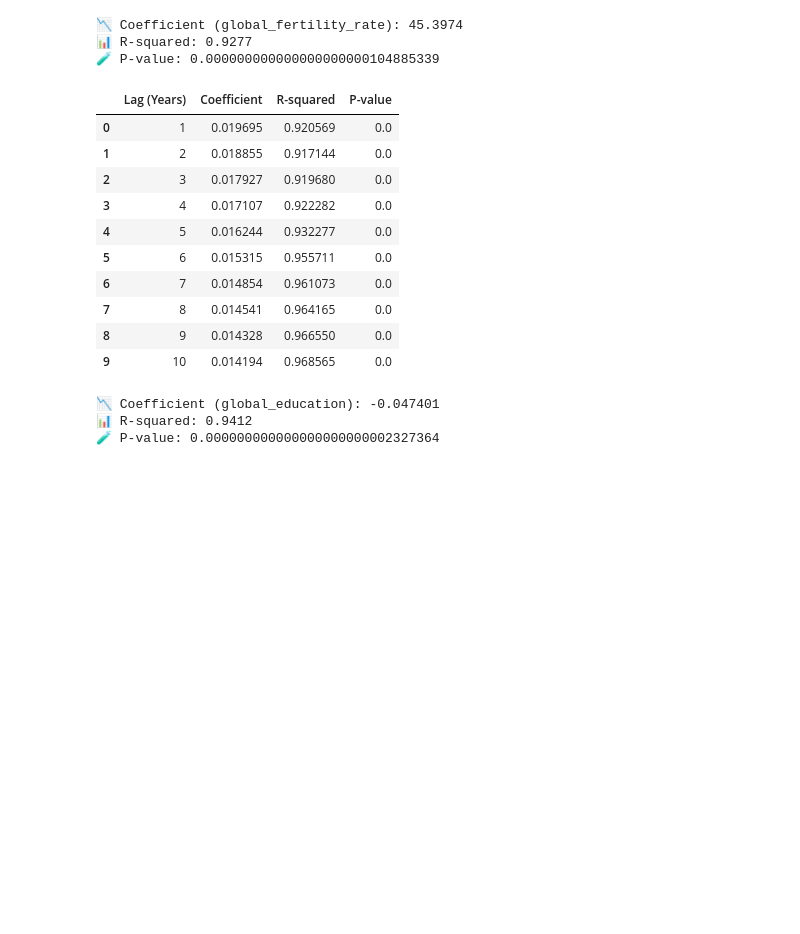
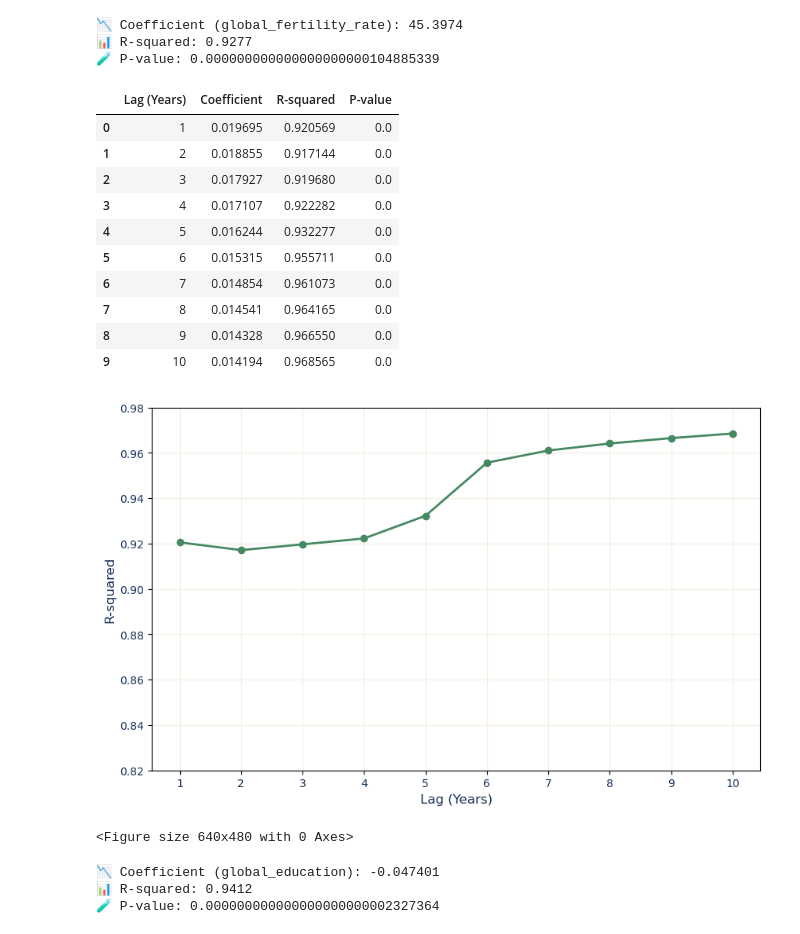
Before and after one commit to capstone-team-analytics/population_analysis, a Jupyter notebook: hypothesis_test/hyp_testing.ipynb, the cells around one changed output. Drawn from its saved outputs; the diff is of its cells as text; code cells hidden in the pictures; blank space fills up the shorter version.

Commit message:
r-squared charts

```diff
--- a/hypothesis_test/hyp_testing.ipynb
+++ b/hypothesis_test/hyp_testing.ipynb
@@ -174,35 +174,56 @@ for lag in range(1, 11):
     df_lagged = merged_df.copy()
     df_lagged['lagged_mortality'] = df_lagged['global_mortality_rate'].shift(lag)
     df_lagged = df_lagged.dropna(subset=['lagged_mortality'])
 
     X = df_lagged[['lagged_mortality']]
     X = sm.add_constant(X)
     y = df_lagged['global_fertility_rate']
 
     model = sm.OLS(y, X).fit()
 
     results.append({
         'Lag (Years)': lag,
         'Coefficient': model.params['lagged_mortality'],
         'R-squared': model.rsquared,
         'P-value': model.pvalues['lagged_mortality']
     })
 
 # Create and display results DataFrame
-results_df = pd.DataFrame(results)
-display(results_df.round(6))
+results_df = pd.DataFrame(results).round(6)
+display(results_df)
+
+# Plot R-squared vs Lag
+custom_colors = [
+    "#163159", "#0787b8", "#58bee7", "#7cc140", "#8fe152",
+    "#f99200", "#f5d66b", "#458862", "#f7eddf", "#ffffff"
+]
+
+plt.figure(figsize=(10, 6))
+plt.plot(results_df['Lag (Years)'], results_df['R-squared'], marker='o', color=custom_colors[7], linewidth=2)
+plt.xlabel('Lag (Years)', fontsize=12, color=custom_colors[0])
+plt.ylabel('R-squared', fontsize=12, color=custom_colors[0])
+#plt.title('Model Fit (R-squared) vs Lag (Years) - Child Mortality vs Fertility', fontsize=14, weight='bold', color=custom_colors[0])
+plt.grid(True, color=custom_colors[8])
+plt.ylim(0.82, 0.98)
+plt.xticks(results_df['Lag (Years)'], color=custom_colors[0])
+plt.yticks(color=custom_colors[0])
+plt.gca().set_facecolor(custom_colors[9])  # white background
+plt.show()
+plt.savefig('R-square_child_mortality_lag.png', dpi=300, bbox_inches='tight')
 # %% [output]
 |  | Lag (Years) | Coefficient | R-squared | P-value |
 | 0 | 1 | 0.019695 | 0.920569 | 0.0 |
 | 1 | 2 | 0.018855 | 0.917144 | 0.0 |
 | 2 | 3 | 0.017927 | 0.919680 | 0.0 |
 | 3 | 4 | 0.017107 | 0.922282 | 0.0 |
 | 4 | 5 | 0.016244 | 0.932277 | 0.0 |
 | 5 | 6 | 0.015315 | 0.955711 | 0.0 |
 | 6 | 7 | 0.014854 | 0.961073 | 0.0 |
 | 7 | 8 | 0.014541 | 0.964165 | 0.0 |
 | 8 | 9 | 0.014328 | 0.966550 | 0.0 |
 | 9 | 10 | 0.014194 | 0.968565 | 0.0 |
+[figure, added]
+<Figure size 640x480 with 0 Axes>
 # %%
 # Merge on 'year'
 merged_df = pd.merge(
```
Also changed, not shown: parts of 2 cells of this notebook, 4 other files.
